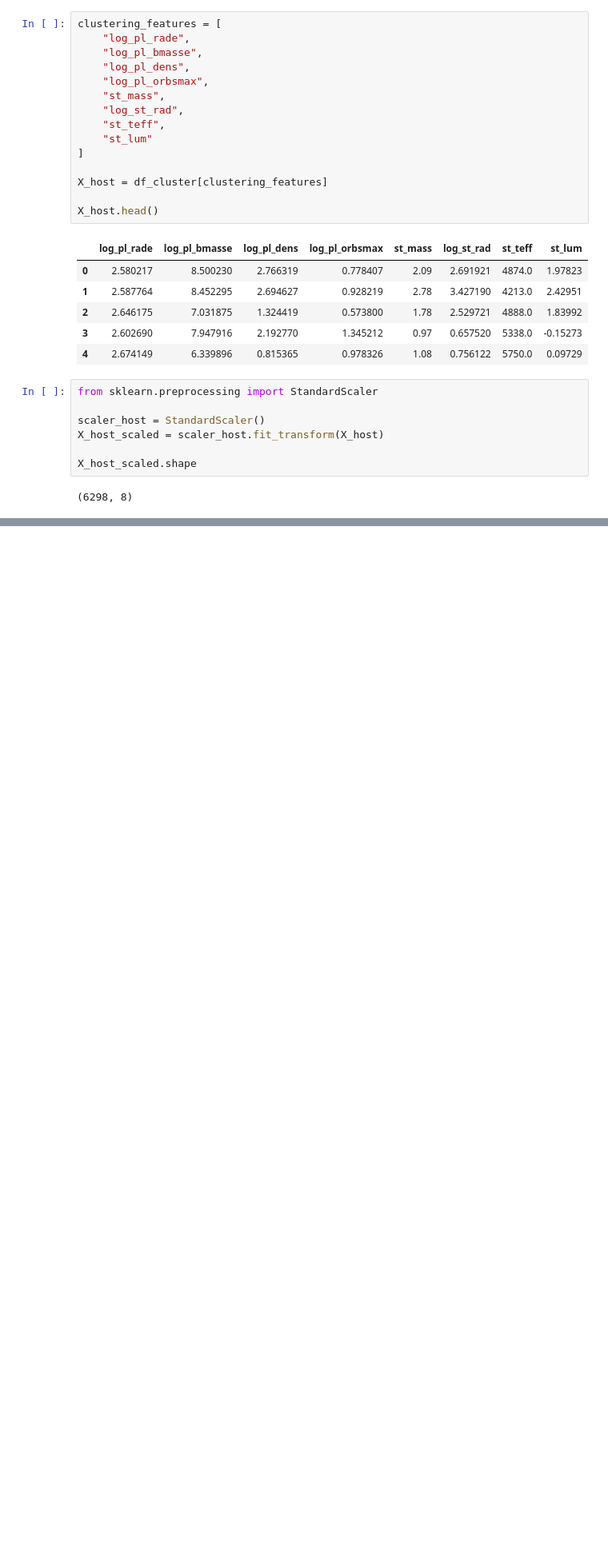
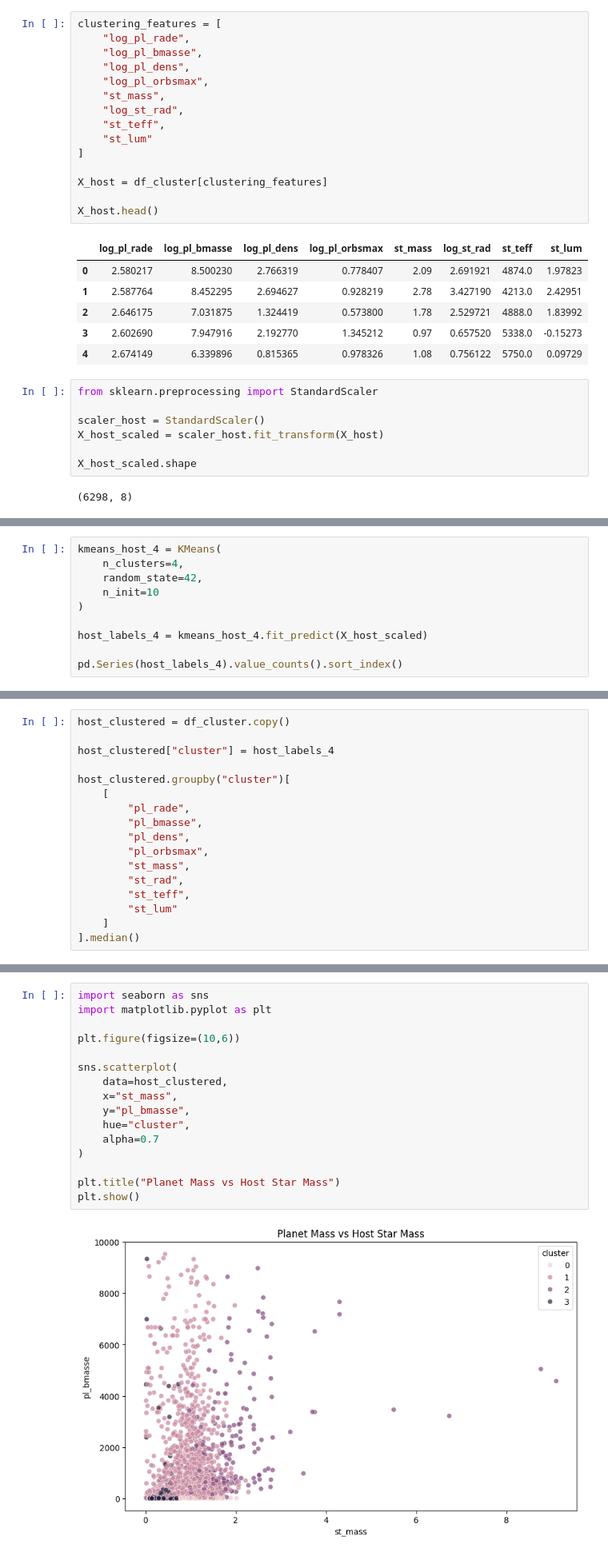
Before and after one commit to harini-prabakaran/celestia, a Jupyter notebook: notebooks/06_host_star_analysis.ipynb, the cells around one changed output, grey strips where cells are left out. Shown at 80% size. Cells and saved outputs as stored; diff of their text form; blank space fills up the shorter version.

```diff
--- a/notebooks/06_host_star_analysis.ipynb
+++ b/notebooks/06_host_star_analysis.ipynb
@@ -213,0 +283,10 @@ X_host_scaled.shape
+# %%
+kmeans_host_4 = KMeans(
+    n_clusters=4,
+    random_state=42,
+    n_init=10
+)
+
+host_labels_4 = kmeans_host_4.fit_predict(X_host_scaled)
+
+pd.Series(host_labels_4).value_counts().sort_index()
@@ -213,0 +299,17 @@ X_host_scaled.shape
+# %%
+host_clustered = df_cluster.copy()
+
+host_clustered["cluster"] = host_labels_4
+
+host_clustered.groupby("cluster")[
+    [
+        "pl_rade",
+        "pl_bmasse",
+        "pl_dens",
+        "pl_orbsmax",
+        "st_mass",
+        "st_rad",
+        "st_teff",
+        "st_lum"
+    ]
+].median()
@@ -213,0 +354,18 @@ X_host_scaled.shape
+# %%
+import seaborn as sns
+import matplotlib.pyplot as plt
+
+plt.figure(figsize=(10,6))
+
+sns.scatterplot(
+    data=host_clustered,
+    x="st_mass",
+    y="pl_bmasse",
+    hue="cluster",
+    alpha=0.7
+)
+
+plt.title("Planet Mass vs Host Star Mass")
+plt.show()
+# %% [output]
+[figure, added]
```
Also changed, not shown: parts of 13 cells of this notebook.
